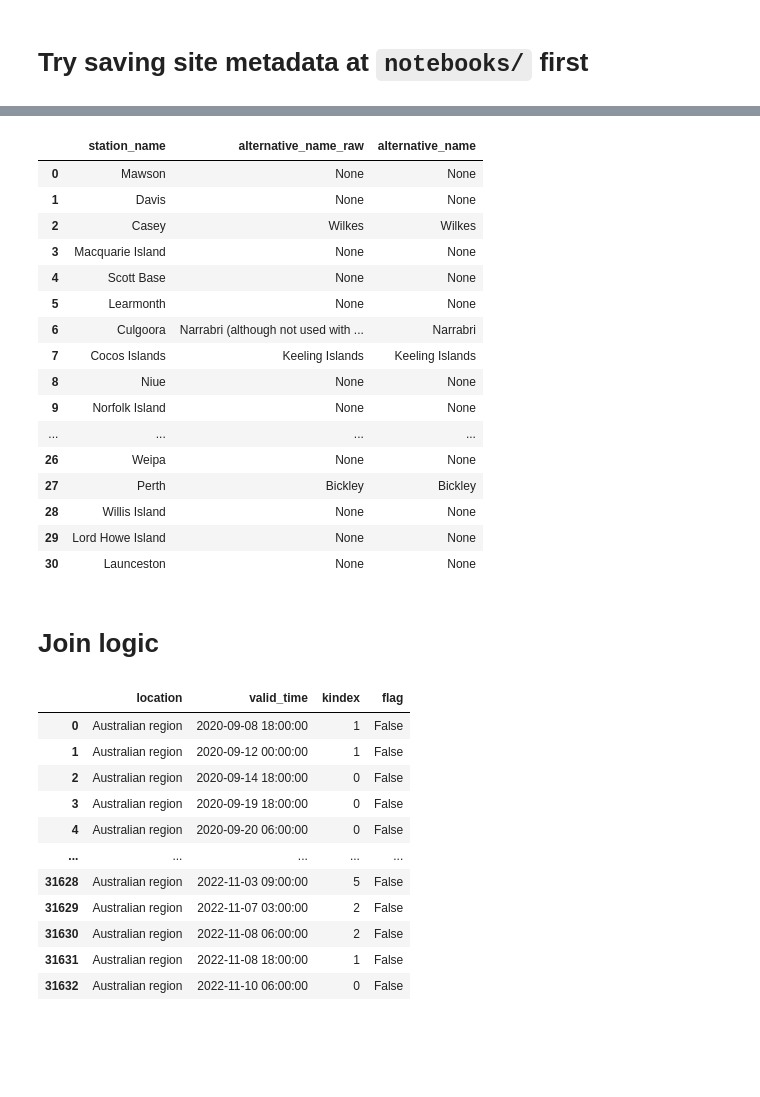
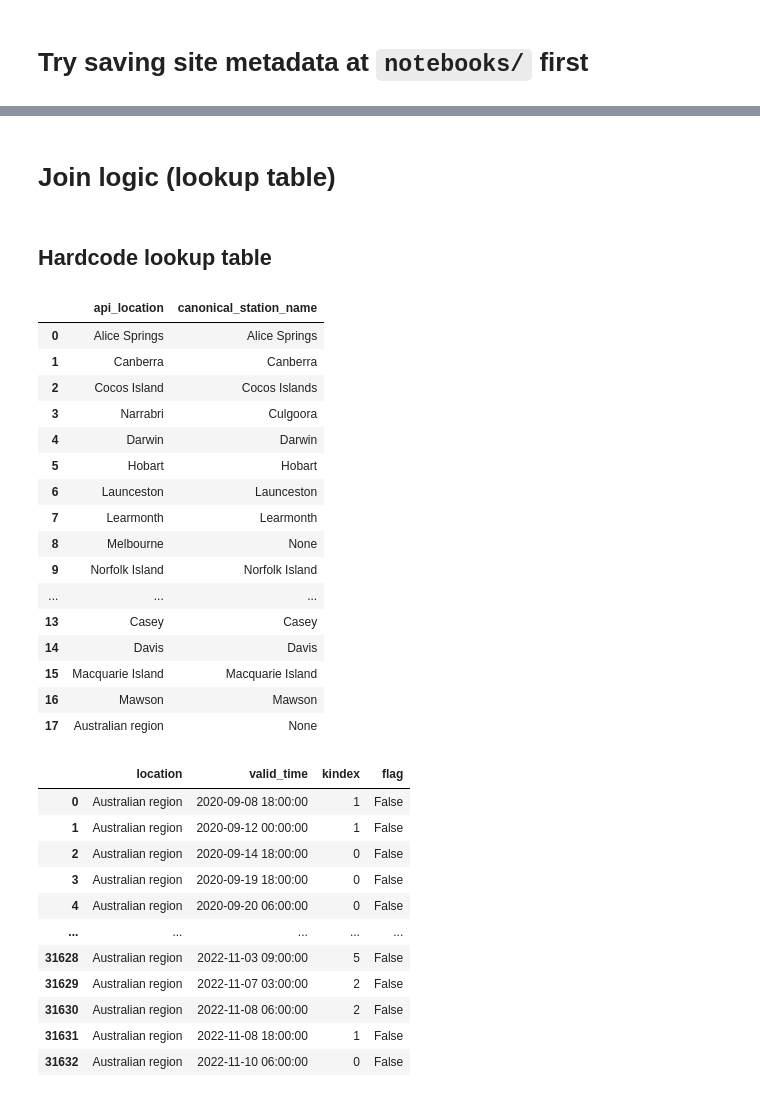
Before and after one commit to keithzyyy/space-weather-project, a Jupyter notebook: notebooks/05_kindex_site_metadata_expl.ipynb, the cells around one changed output, grey strips where cells are left out. Drawn from its saved outputs; the diff is of its cells as text; code cells hidden in the pictures; blank space fills up the shorter version.

```diff
--- a/notebooks/05_kindex_site_metadata_expl.ipynb
+++ b/notebooks/05_kindex_site_metadata_expl.ipynb
@@ -801,26 +752,50 @@ station_metadata[
-# %%
-station_metadata.loc[
-    station_metadata["alternative_name_raw"].notna(),
-    ["station_name", "alternative_name_raw", "alternative_name"]
-]
-# %% [output]
-|  | station_name | alternative_name_raw | alternative_name |
-| 0 | Mawson | None | None |
-| 1 | Davis | None | None |
-| 2 | Casey | Wilkes | Wilkes |
-| 3 | Macquarie Island | None | None |
-| 4 | Scott Base | None | None |
-| 5 | Learmonth | None | None |
-| 6 | Culgoora | Narrabri (although not used with ... | Narrabri |
-| 7 | Cocos Islands | Keeling Islands | Keeling Islands |
-| 8 | Niue | None | None |
-| 9 | Norfolk Island | None | None |
-| ... | ... | ... | ... |
-| 26 | Weipa | None | None |
-| 27 | Perth | Bickley | Bickley |
-| 28 | Willis Island | None | None |
-| 29 | Lord Howe Island | None | None |
-| 30 | Launceston | None | None |
 # %% [markdown]
-# Join logic
+# Join logic (lookup table)
+# %% [markdown]
+## Hardcode lookup table
+# %%
+import pandas as pd
+
+location_lookup = pd.DataFrame(
+    [
+        {"api_location": "Alice Springs", "canonical_station_name": "Alice Springs"},
+        {"api_location": "Canberra", "canonical_station_name": "Canberra"},
+        {"api_location": "Cocos Island", "canonical_station_name": "Cocos Islands"},
+        {"api_location": "Narrabri", "canonical_station_name": "Culgoora"},
+        {"api_location": "Darwin", "canonical_station_name": "Darwin"},
+        {"api_location": "Hobart", "canonical_station_name": "Hobart"},
+        {"api_location": "Launceston", "canonical_station_name": "Launceston"},
+        {"api_location": "Learmonth", "canonical_station_name": "Learmonth"},
+        {"api_location": "Melbourne", "canonical_station_name": None},
+        {"api_location": "Norfolk Island", "canonical_station_name": "Norfolk Island"},
+        {"api_location": "Perth", "canonical_station_name": "Perth"},
+        {"api_location": "Sydney", "canonical_station_name": "Camden"},
+        {"api_location": "Townsville", "canonical_station_name": "Townsville"},
+        {"api_location": "Casey", "canonical_station_name": "Casey"},
+        {"api_location": "Davis", "canonical_station_name": "Davis"},
+        {"api_location": "Macquarie Island", "canonical_station_name": "Macquarie Island"},
+        {"api_location": "Mawson", "canonical_station_name": "Mawson"},
+        {"api_location": "Australian region", "canonical_station_name": None},
+    ]
+)
+
+location_lookup
+# %% [output]
+|  | api_location | canonical_station_name |
+| 0 | Alice Springs | Alice Springs |
+| 1 | Canberra | Canberra |
+| 2 | Cocos Island | Cocos Islands |
+| 3 | Narrabri | Culgoora |
+| 4 | Darwin | Darwin |
+| 5 | Hobart | Hobart |
+| 6 | Launceston | Launceston |
+| 7 | Learmonth | Learmonth |
+| 8 | Melbourne | None |
+| 9 | Norfolk Island | Norfolk Island |
+| ... | ... | ... |
+| 13 | Casey | Casey |
+| 14 | Davis | Davis |
+| 15 | Macquarie Island | Macquarie Island |
+| 16 | Mawson | Mawson |
+| 17 | Australian region | None |
 # %%
```
Also changed, not shown: parts of 9 cells of this notebook, 3 other files.
